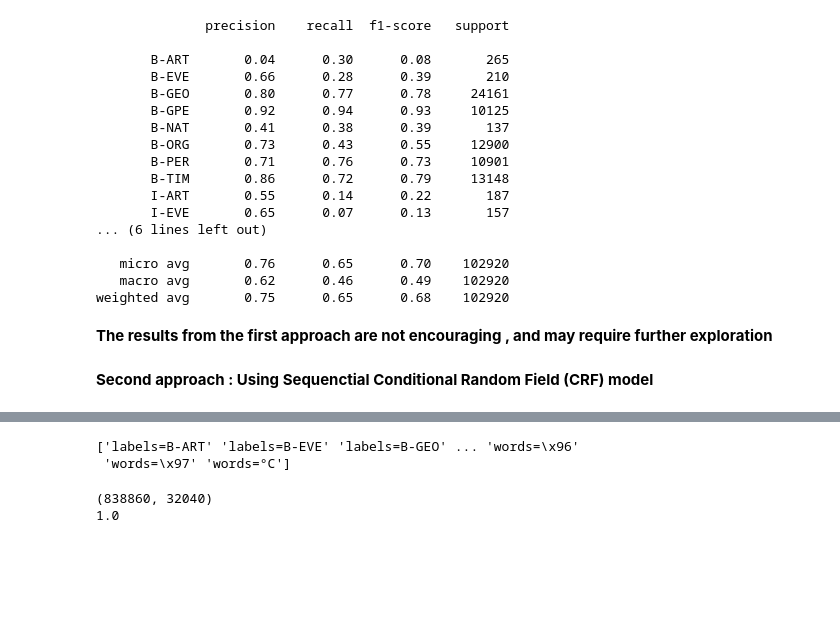
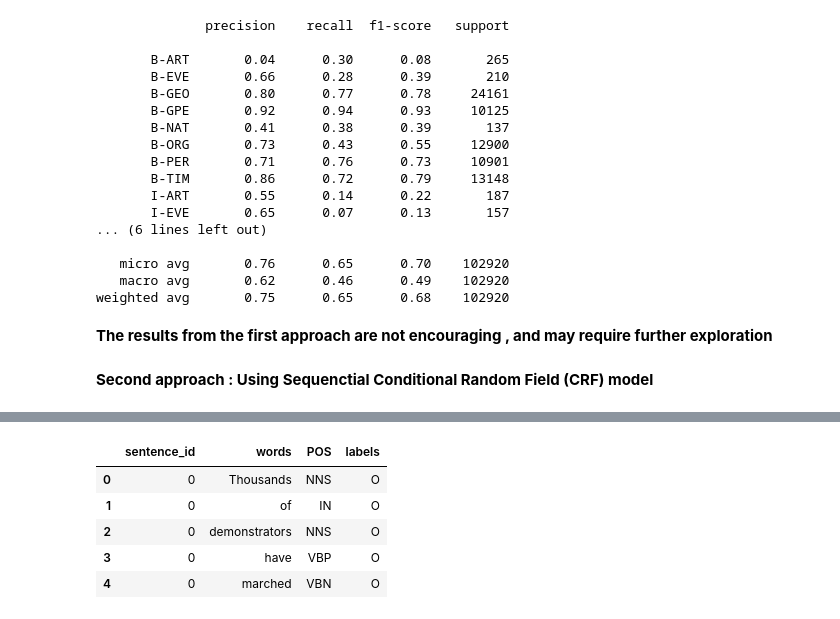
Before and after one commit to pypratikyesankar9/NLP_demystified, a Jupyter notebook: Named_entity_first_cut_model.ipynb, the cells around one changed output, grey strips where cells are left out. Saved outputs shown, nothing was run; the diff lists cells and outputs as text; code cells hidden in the pictures; blank space fills up the shorter version.

```diff
--- a/Named_entity_first_cut_model.ipynb
+++ b/Named_entity_first_cut_model.ipynb
@@ -435,12 +400,9 @@ x = v.fit_transform(X.to_dict('records'))
-# %%
-print(v.get_feature_names_out())
-# %% [output]
-['labels=B-ART' 'labels=B-EVE' 'labels=B-GEO' ... 'words=\x96'
- 'words=\x97' 'words=°C']
-# %%
-print(x.shape)
-
-print(max(x[0]))
-# %% [output]
-(838860, 32040)
-1.0
+# %%
+data.head()
+# %% [output]
+|  | sentence_id | words | POS | labels |
+| 0 | 0 | Thousands | NNS | O |
+| 1 | 0 | of | IN | O |
+| 2 | 0 | demonstrators | NNS | O |
+| 3 | 0 | have | VBP | O |
+| 4 | 0 | marched | VBN | O |
```
Also changed, not shown: parts of 20 cells of this notebook.
